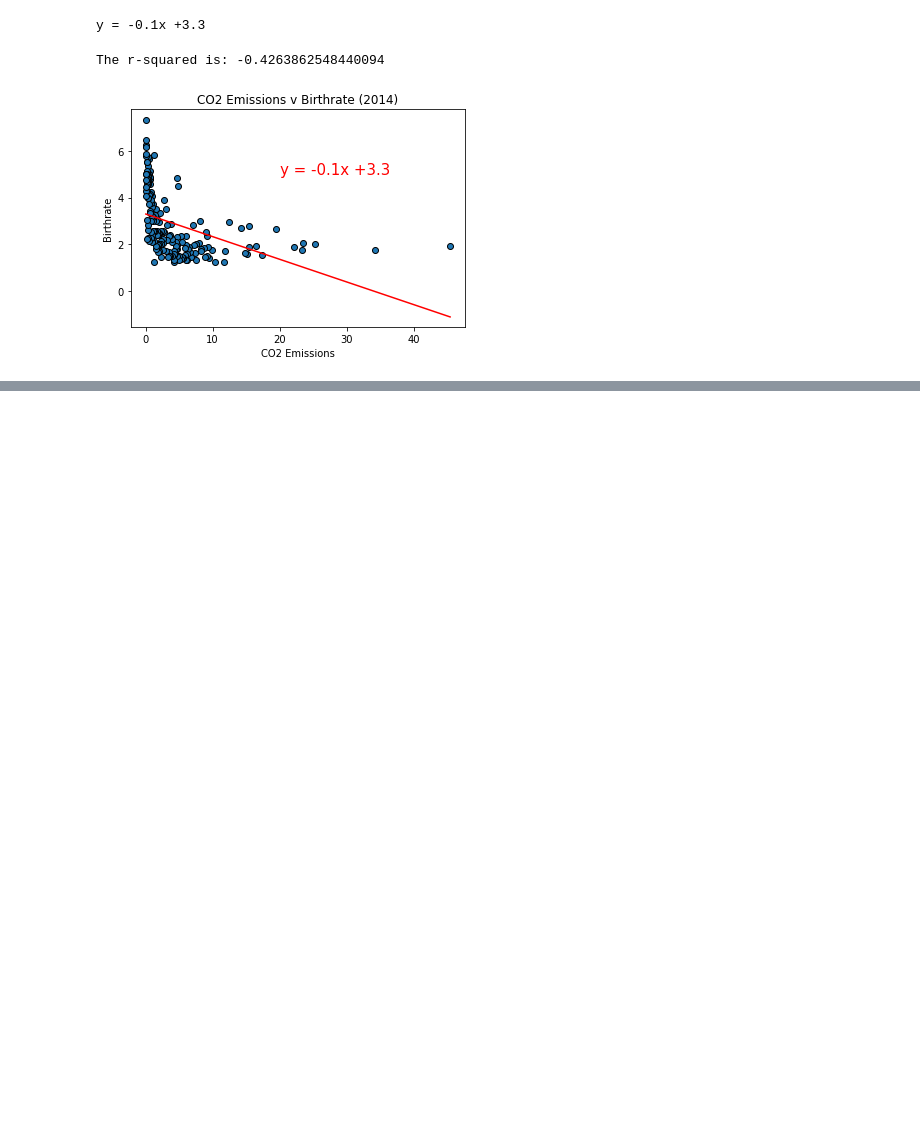
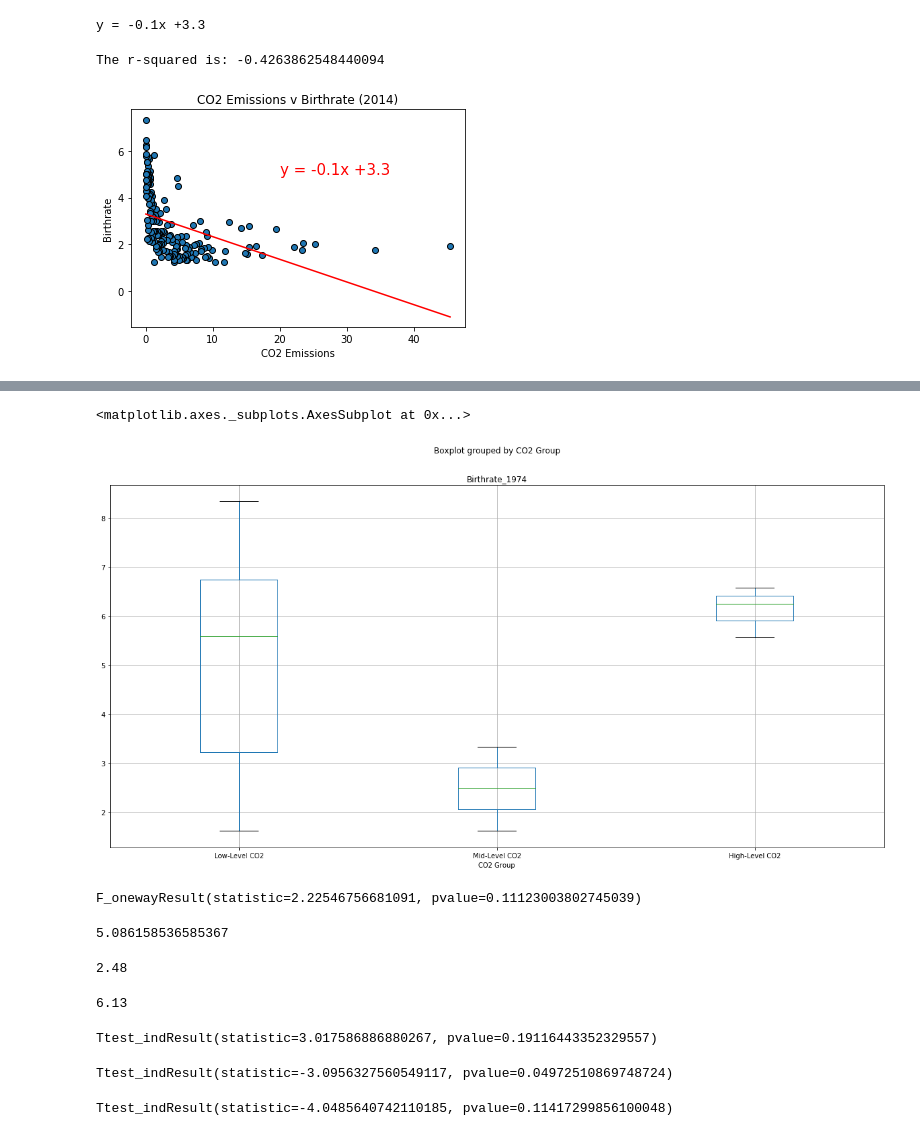
Before and after one commit to VallieTracy/project-one, a Jupyter notebook: Final Jupyter Notebook .ipynb, the cells around one changed output, grey strips where cells are left out. Saved outputs shown, nothing was run; the diff lists cells and outputs as text; code cells hidden in the pictures; blank space fills up the shorter version.

Commit message:
thru 1984 anova and t-tests, want to get thru 2014 on this run

```diff
--- a/Final Jupyter Notebook .ipynb
+++ b/Final Jupyter Notebook .ipynb
@@ -455,0 +458,15 @@ The r-squared is: -0.4263862548440094
+# %%
+# running anova and independent t-tests (1974 co2 v birthrate)
+
+# create bins to place the carbon emissions
+bins = [0, 22.72, 45.46, 69]
+
+# create labels for the bins
+group_labels = ["Low-Level CO2", "Mid-Level CO2", "High-Level CO2"]
+
+# slice the data and place it into bins
+pd.cut(df_1974["1974 CO2 Emissions"], bins, labels=group_labels)
+
+# place the data series into a new column inside of the dataframe
+df_1974["CO2 Group"] = pd.cut(df_1974["1974 CO2 Emissions"], bins, labels=group_labels)
+df_1974.head()
@@ -455,0 +480,53 @@ The r-squared is: -0.4263862548440094
+# %%
+# anova (co2 v birthrate, 1974)
+
+# create a boxplot to compare means
+df_1974.boxplot("Birthrate_1974", by="CO2 Group", figsize=(20, 10))
+# %% [output]
+<matplotlib.axes._subplots.AxesSubplot at 0x...>
+[figure, added]
+# %%
+# extract individual groups
+group1 = df_1974[df_1974["CO2 Group"] == "Low-Level CO2"]["Birthrate_1974"]
+group2 = df_1974[df_1974["CO2 Group"] == "Mid-Level CO2"]["Birthrate_1974"]
+group3 = df_1974[df_1974["CO2 Group"] == "High-Level CO2"]["Birthrate_1974"]
+
+# perform the anova
+stats.f_oneway(group1, group2, group3)
+# %% [output]
+F_onewayResult(statistic=2.22546756681091, pvalue=0.11123003802745039)
+# %%
+# independent t-test
+
+# calculate the 'population' mean for birthrate in lowest co2 group (year 1974)
+population1 = df_1974[df_1974["CO2 Group"] == "Low-Level CO2"]
+population1.Birthrate_1974.mean()
+# %% [output]
+5.086158536585367
+# %%
+# calculate the 'population' mean for birthrate in mid co2 group (year 1974)
+population2 = df_1974[df_1974["CO2 Group"] == "Mid-Level CO2"]
+population2.Birthrate_1974.mean()
+# %% [output]
+2.48
+# %%
+# calculate the 'population' mean for birthrate in highest co2 group (year 1974)
+population3 = df_1974[df_1974["CO2 Group"] == "High-Level CO2"]
+population3.Birthrate_1974.mean()
+# %% [output]
+6.13
+# %%
+# calculate independent t-test, low v mid (1974)
+stats.ttest_ind(population1.Birthrate_1974, population2.Birthrate_1974, equal_var=False)
+# %% [output]
+Ttest_indResult(statistic=3.017586886880267, pvalue=0.19116443352329557)
+# %%
+# calculate independent (two sample) t-test, low v high (1974)
+stats.ttest_ind(population1.Birthrate_1974, population3.Birthrate_1974, equal_var=False)
+# %% [output]
+Ttest_indResult(statistic=-3.0956327560549117, pvalue=0.04972510869748724)
+# %%
+# calculate independent (two sample) t-test, mid v high (1974)
+stats.ttest_ind(population2.Birthrate_1974, population3.Birthrate_1974, equal_var=False)
+# %% [output]
+Ttest_indResult(statistic=-4.0485640742110185, pvalue=0.11417299856100048)
```
Also changed, not shown: parts of 10 cells of this notebook.
